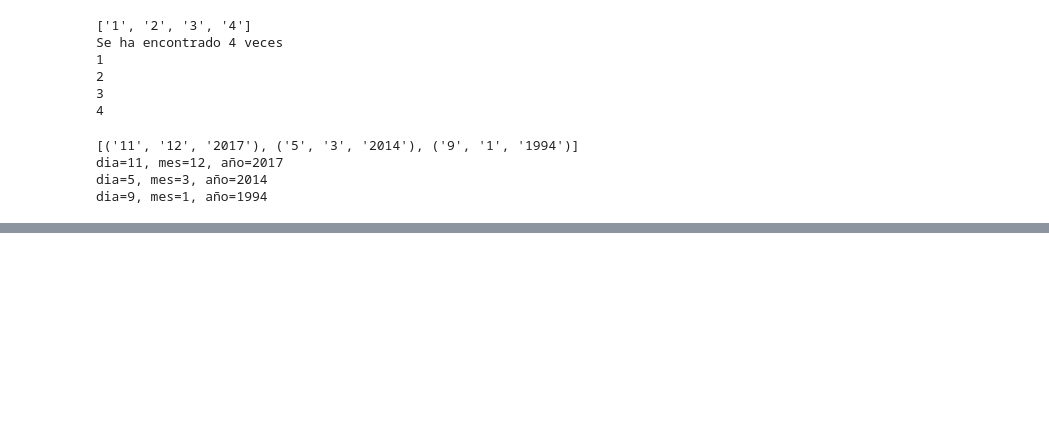
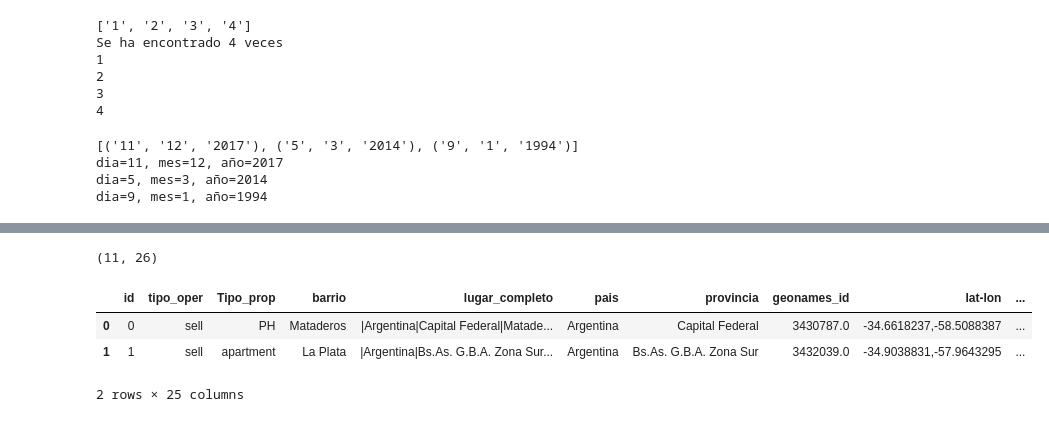
Before and after one commit to dinoronconi/desafiosDH, a Jupyter notebook: Borrador prácticas.ipynb, the cells around one changed output, grey strips where cells are left out. Cells and saved outputs as stored; diff of their text form; code cells hidden in the pictures; blank space fills up the shorter version.

```diff
--- a/Borrador prácticas.ipynb
+++ b/Borrador prácticas.ipynb
@@ -193,0 +204,11 @@ dia=9, mes=1, año=1994
+# %%
+import pandas as pd
+properatti = pd.read_csv("properatti.csv")
+properatti.drop(['image_thumbnail', 'properati_url'], axis=1, inplace=True)
+properatti.columns = ['id', 'tipo_oper', 'Tipo_prop', 'barrio',
+       'lugar_completo', 'pais', 'provincia', 'geonames_id',
+       'lat-lon', 'LAT', 'LNG', 'precio', 'moneda',
+       'precio_moneda_local', 'precio_dolares', 'superficie',
+       'superficie_cubierta', 'precio_x_m2_dolares', 'precio_x_m2','pisos',
+       'ambientes', 'expensas', 'descripcion', 'titulo']
+properatti['lugar_completo']
@@ -193,0 +233,13 @@ dia=9, mes=1, año=1994
+# %%
+re.search('Capital Federal', '|Argentina|Capital Federal|Mataderos|')
+# %% [output]
+(11, 26)
+# %%
+properatti.insert(len(properatti.columns), 'Provincia', '')
+# %%
+properatti.head(2)
+# %% [output]
+|  | id | tipo_oper | Tipo_prop | barrio | lugar_completo | pais | provincia | geonames_id | lat-lon | ... |
+| 0 | 0 | sell | PH | Mataderos | |Argentina|Capital Federal|Matade... | Argentina | Capital Federal | 3430787.0 | -34.6618237,-58.5088387 | ... |
+| 1 | 1 | sell | apartment | La Plata | |Argentina|Bs.As. G.B.A. Zona Sur... | Argentina | Bs.As. G.B.A. Zona Sur | 3432039.0 | -34.9038831,-57.9643295 | ... |
+2 rows × 25 columns
```
Also changed, not shown: parts of 2 cells of this notebook.
